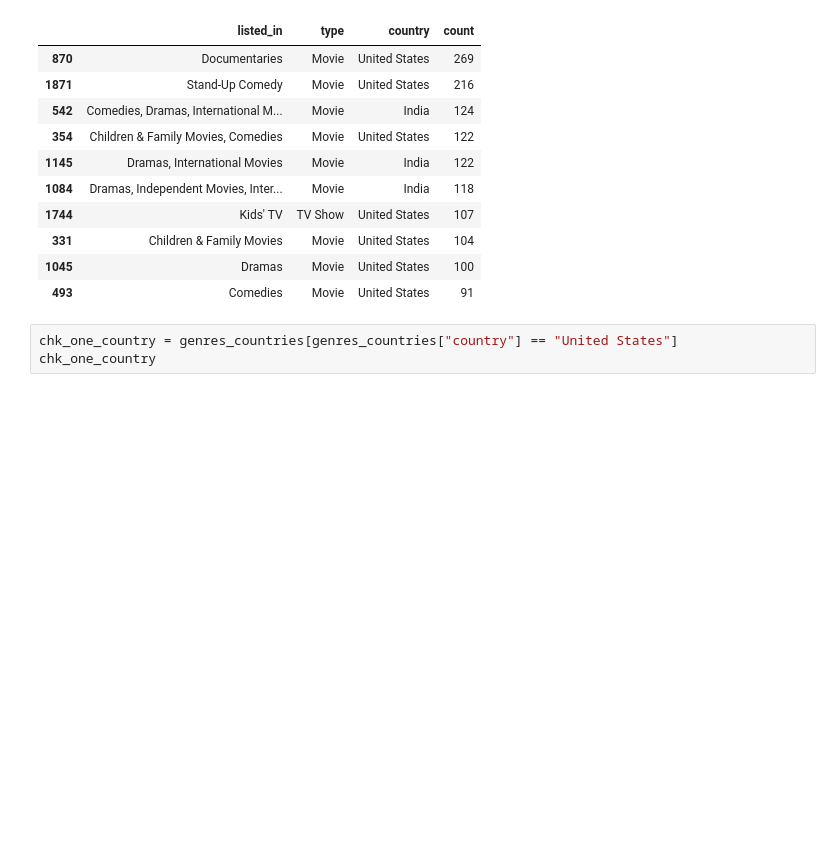
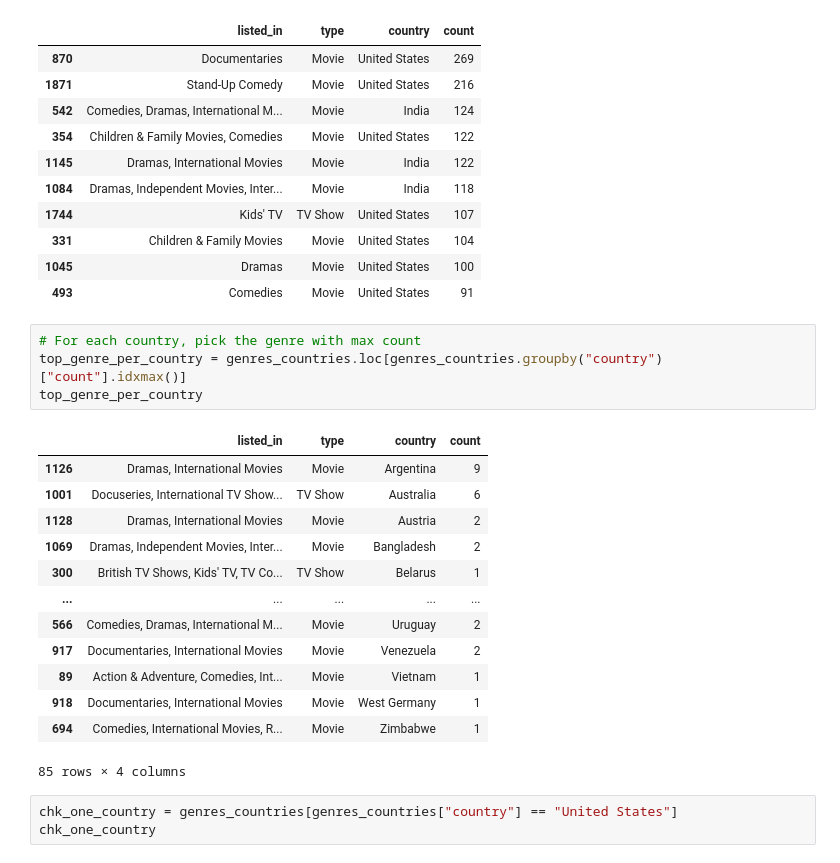
Before and after one commit to Dani-8/Netflix-Data-Analysis, a Jupyter notebook: Netflix-Data-Analysis.ipynb, the cells around one changed output. Saved outputs shown, nothing was run; the diff lists cells and outputs as text; blank space fills up the shorter version.

```diff
--- a/Netflix-Data-Analysis.ipynb
+++ b/Netflix-Data-Analysis.ipynb
@@ -562,6 +562,24 @@ genres_countries.sort_values(by="count",ascending=False).head(10)
 | 331 | Children & Family Movies | Movie | United States | 104 |
 | 1045 | Dramas | Movie | United States | 100 |
 | 493 | Comedies | Movie | United States | 91 |
+# %%
+# For each country, pick the genre with max count
+top_genre_per_country = genres_countries.loc[genres_countries.groupby("country")["count"].idxmax()]
+top_genre_per_country
+# %% [output]
+|  | listed_in | type | country | count |
+| 1126 | Dramas, International Movies | Movie | Argentina | 9 |
+| 1001 | Docuseries, International TV Show... | TV Show | Australia | 6 |
+| 1128 | Dramas, International Movies | Movie | Austria | 2 |
+| 1069 | Dramas, Independent Movies, Inter... | Movie | Bangladesh | 2 |
+| 300 | British TV Shows, Kids' TV, TV Co... | TV Show | Belarus | 1 |
+| ... | ... | ... | ... | ... |
+| 566 | Comedies, Dramas, International M... | Movie | Uruguay | 2 |
+| 917 | Documentaries, International Movies | Movie | Venezuela | 2 |
+| 89 | Action & Adventure, Comedies, Int... | Movie | Vietnam | 1 |
+| 918 | Documentaries, International Movies | Movie | West Germany | 1 |
+| 694 | Comedies, International Movies, R... | Movie | Zimbabwe | 1 |
+85 rows × 4 columns
 # %%
 chk_one_country = genres_countries[genres_countries["country"] == "United States"]
 chk_one_country
```
Also changed, not shown: parts of 2 cells of this notebook.
